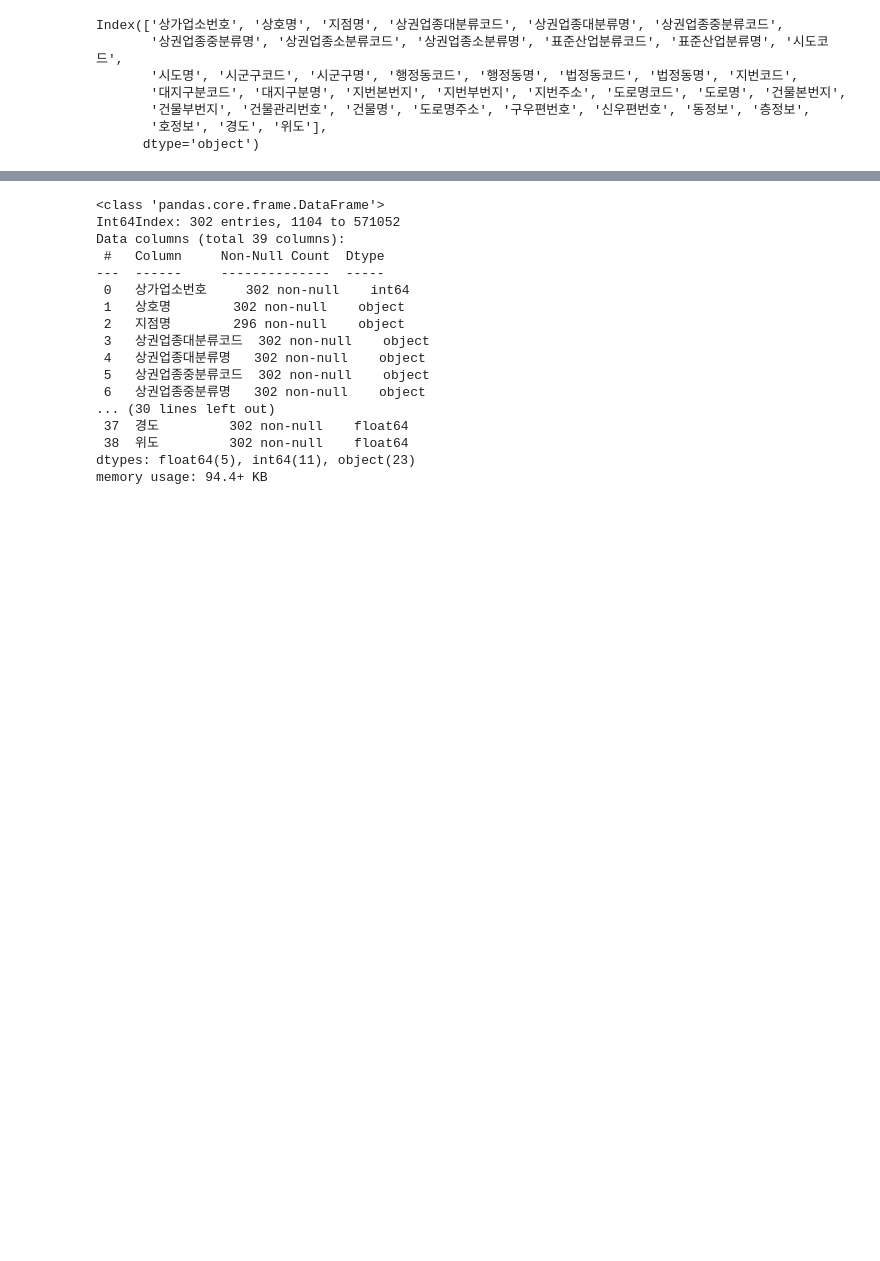
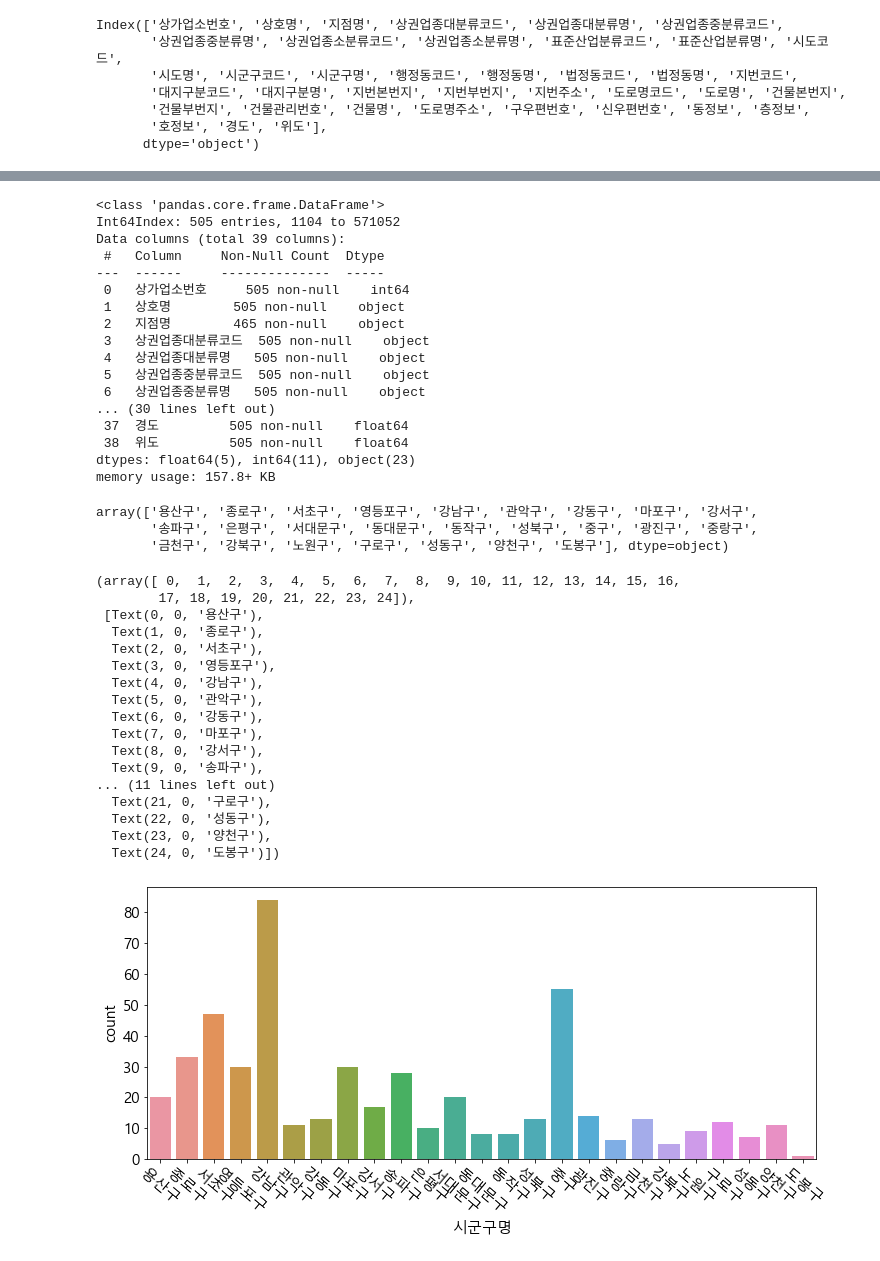
Before and after one commit to korilla2/TIL, a Jupyter notebook: 기본강의/시각화/스타벅스.ipynb, the cells around one changed output, grey strips where cells are left out. Drawn from its saved outputs; the diff is of its cells as text; code cells hidden in the pictures; blank space fills up the shorter version.

```diff
--- a/기본강의/시각화/스타벅스.ipynb
+++ b/기본강의/시각화/스타벅스.ipynb
@@ -19,6 +19,6 @@ Index(['상가업소번호', '상호명', '지점명', '상권업종대분류코
        '호정보', '경도', '위도'],
       dtype='object')
 # %%
-filt = (df['상호명'].isin(['스타벅스'])) | (df['시도명'].isin(['서울특별시']))
+filt = (df['상호명'].str.contains('스타벅스')) & (df['시도명'].isin(['서울특별시']))
 # %%
 df = df[filt]
@@ -26,19 +41,25 @@ df = df[filt]
 df.info()
 # %% [output]
 <class 'pandas.core.frame.DataFrame'>
-Int64Index: 302 entries, 1104 to 571052
+Int64Index: 505 entries, 1104 to 571052
 Data columns (total 39 columns):
  #   Column     Non-Null Count  Dtype
 ---  ------     --------------  -----
- 0   상가업소번호     302 non-null    int64
- 1   상호명        302 non-null    object
- 2   지점명        296 non-null    object
- 3   상권업종대분류코드  302 non-null    object
- 4   상권업종대분류명   302 non-null    object
- 5   상권업종중분류코드  302 non-null    object
- 6   상권업종중분류명   302 non-null    object
+ 0   상가업소번호     505 non-null    int64
+ 1   상호명        505 non-null    object
+ 2   지점명        465 non-null    object
+ 3   상권업종대분류코드  505 non-null    object
+ 4   상권업종대분류명   505 non-null    object
+ 5   상권업종중분류코드  505 non-null    object
+ 6   상권업종중분류명   505 non-null    object
 ... (30 lines left out)
- 37  경도         302 non-null    float64
- 38  위도         302 non-null    float64
+ 37  경도         505 non-null    float64
+ 38  위도         505 non-null    float64
 dtypes: float64(5), int64(11), object(23)
-memory usage: 94.4+ KB
+memory usage: 157.8+ KB
+# %%
+df['시군구명'].unique()
+# %% [output]
+array(['용산구', '종로구', '서초구', '영등포구', '강남구', '관악구', '강동구', '마포구', '강서구',
+       '송파구', '은평구', '서대문구', '동대문구', '동작구', '성북구', '중구', '광진구', '중랑구',
+       '금천구', '강북구', '노원구', '구로구', '성동구', '양천구', '도봉구'], dtype=object)
@@ -44,0 +68,23 @@ memory usage: 94.4+ KB
+# %%
+plt.figure(figsize=(12, 5))
+sns.countplot(data = df, x='시군구명')
+plt.xticks(rotation=320)
+# %% [output]
+(array([ 0,  1,  2,  3,  4,  5,  6,  7,  8,  9, 10, 11, 12, 13, 14, 15, 16,
+        17, 18, 19, 20, 21, 22, 23, 24]),
+ [Text(0, 0, '용산구'),
+  Text(1, 0, '종로구'),
+  Text(2, 0, '서초구'),
+  Text(3, 0, '영등포구'),
+  Text(4, 0, '강남구'),
+  Text(5, 0, '관악구'),
+  Text(6, 0, '강동구'),
+  Text(7, 0, '마포구'),
+  Text(8, 0, '강서구'),
+  Text(9, 0, '송파구'),
+... (11 lines left out)
+  Text(21, 0, '구로구'),
+  Text(22, 0, '성동구'),
+  Text(23, 0, '양천구'),
+  Text(24, 0, '도봉구')])
+[figure, added]
```
Also changed, not shown: parts of 4 cells of this notebook.
